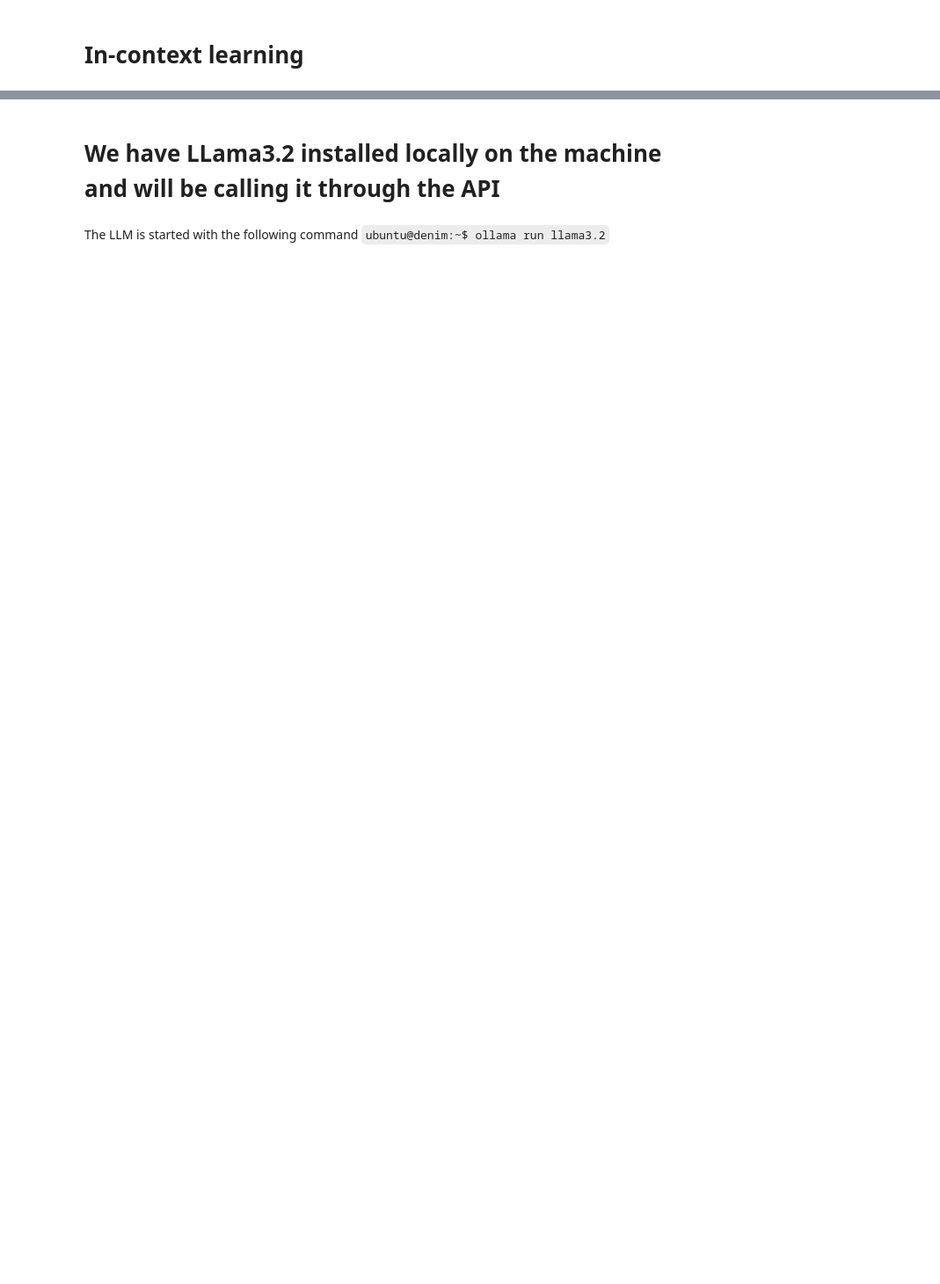
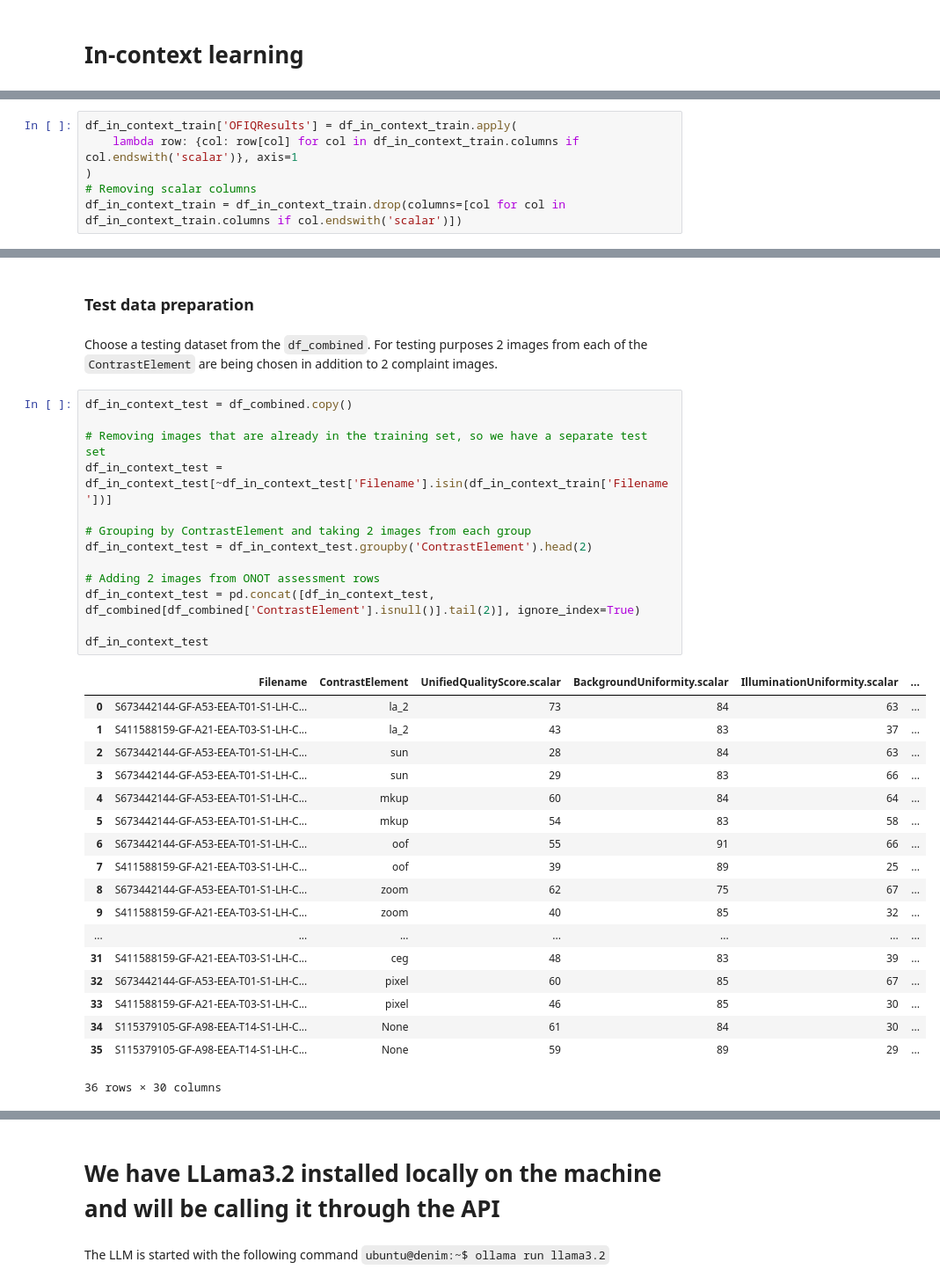
Before and after one commit to olablachowiak/biometrics-project, a Jupyter notebook: analysis.ipynb, the cells around one changed output, grey strips where cells are left out. Shown at 88% size. Drawn from its saved outputs; the diff is of its cells as text; blank space fills up the shorter version.

```diff
--- a/analysis.ipynb
+++ b/analysis.ipynb
@@ -136 +150,7 @@ df_in_context_dataset
+# %%
+df_in_context_train['OFIQResults'] = df_in_context_train.apply(
+    lambda row: {col: row[col] for col in df_in_context_train.columns if col.endswith('scalar')}, axis=1
+)
+# Removing scalar columns
+df_in_context_train = df_in_context_train.drop(columns=[col for col in df_in_context_train.columns if col.endswith('scalar')])
 # %% [markdown]
@@ -166,0 +230,36 @@ df_in_context_dataset[show_columns]
+# %% [markdown]
+### Test data preparation
+# %% [markdown]
+Choose a testing dataset from the `df_combined`. For testing purposes 2 images from each of the `ContrastElement` are being chosen in addition to 2 complaint images.
+# %%
+df_in_context_test = df_combined.copy()
+
+# Removing images that are already in the training set, so we have a separate test set
+df_in_context_test = df_in_context_test[~df_in_context_test['Filename'].isin(df_in_context_train['Filename'])]
+
+# Grouping by ContrastElement and taking 2 images from each group
+df_in_context_test = df_in_context_test.groupby('ContrastElement').head(2)
+
+# Adding 2 images from ONOT assessment rows
+df_in_context_test = pd.concat([df_in_context_test, df_combined[df_combined['ContrastElement'].isnull()].tail(2)], ignore_index=True)
+
+df_in_context_test
+# %% [output]
+|  | Filename | ContrastElement | UnifiedQualityScore.scalar | BackgroundUniformity.scalar | IlluminationUniformity.scalar | ... |
+| 0 | S673442144-GF-A53-EEA-T01-S1-LH-C... | la_2 | 73 | 84 | 63 | ... |
+| 1 | S411588159-GF-A21-EEA-T03-S1-LH-C... | la_2 | 43 | 83 | 37 | ... |
+| 2 | S673442144-GF-A53-EEA-T01-S1-LH-C... | sun | 28 | 84 | 63 | ... |
+| 3 | S673442144-GF-A53-EEA-T01-S1-LH-C... | sun | 29 | 83 | 66 | ... |
+| 4 | S673442144-GF-A53-EEA-T01-S1-LH-C... | mkup | 60 | 84 | 64 | ... |
+| 5 | S673442144-GF-A53-EEA-T01-S1-LH-C... | mkup | 54 | 83 | 58 | ... |
+| 6 | S673442144-GF-A53-EEA-T01-S1-LH-C... | oof | 55 | 91 | 66 | ... |
+| 7 | S411588159-GF-A21-EEA-T03-S1-LH-C... | oof | 39 | 89 | 25 | ... |
+| 8 | S673442144-GF-A53-EEA-T01-S1-LH-C... | zoom | 62 | 75 | 67 | ... |
+| 9 | S411588159-GF-A21-EEA-T03-S1-LH-C... | zoom | 40 | 85 | 32 | ... |
+| ... | ... | ... | ... | ... | ... | ... |
+| 31 | S411588159-GF-A21-EEA-T03-S1-LH-C... | ceg | 48 | 83 | 39 | ... |
+| 32 | S673442144-GF-A53-EEA-T01-S1-LH-C... | pixel | 60 | 85 | 67 | ... |
+| 33 | S411588159-GF-A21-EEA-T03-S1-LH-C... | pixel | 46 | 85 | 30 | ... |
+| 34 | S115379105-GF-A98-EEA-T14-S1-LH-C... | None | 61 | 84 | 30 | ... |
+| 35 | S115379105-GF-A98-EEA-T14-S1-LH-C... | None | 59 | 89 | 29 | ... |
+36 rows × 30 columns
```
Also changed, not shown: parts of 27 cells of this notebook, 2 other files.
